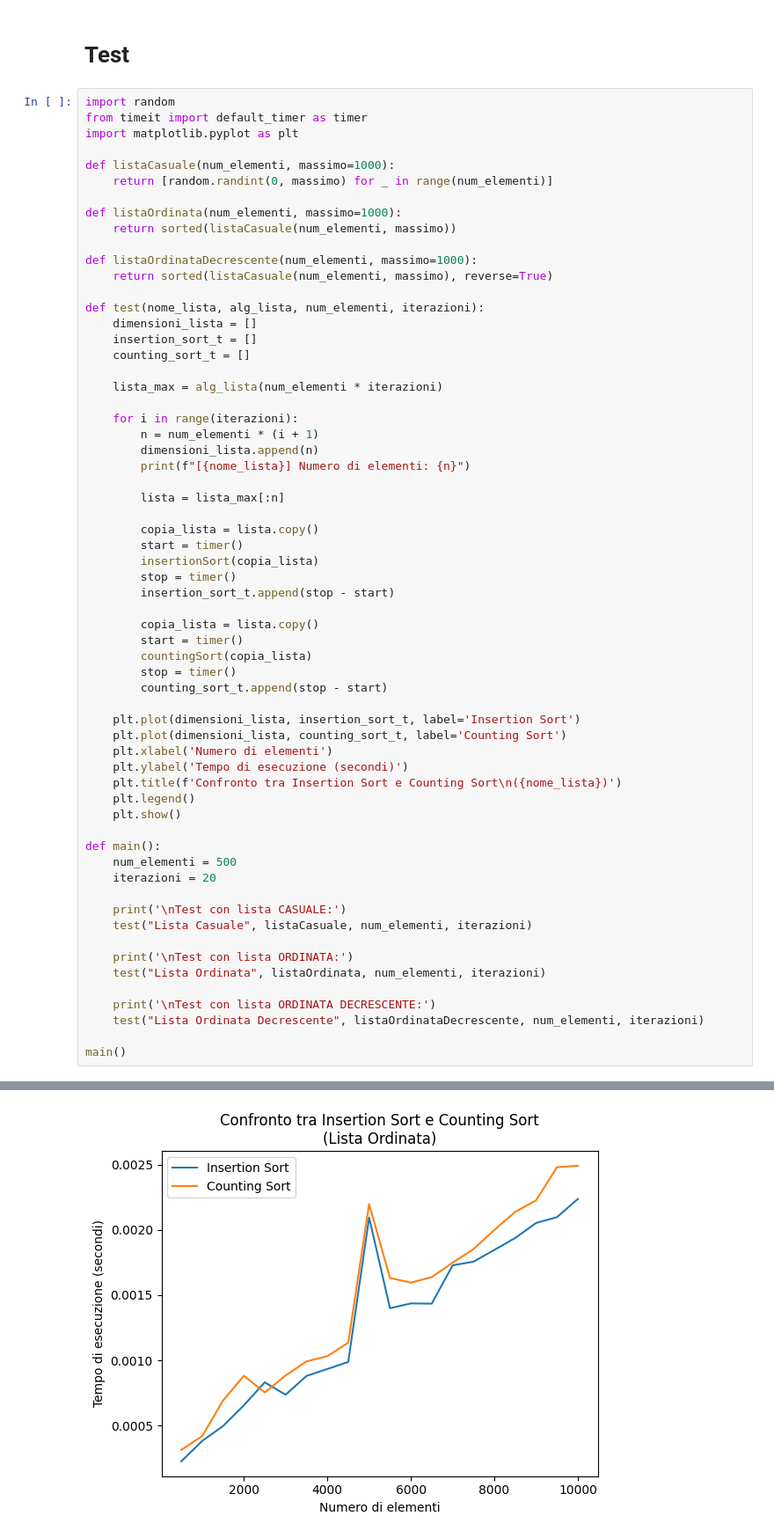
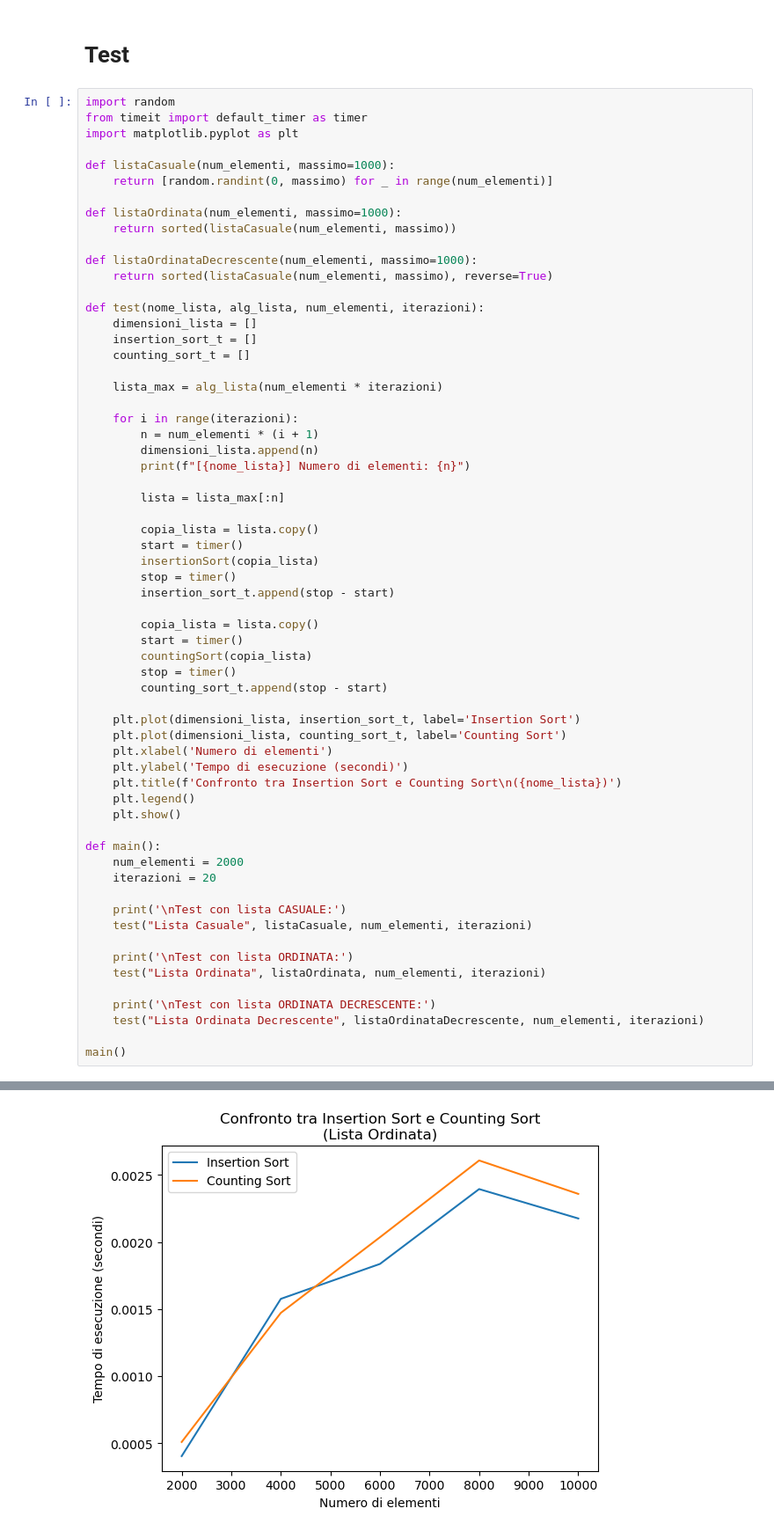
Before and after one commit to SansaviniFilippo/InsertionSort_VS_CountingSort, a Jupyter notebook: InsertionSortVSCountingSort.ipynb, the cells around one changed output, grey strips where cells are left out. Shown at 88% size. Drawn from its saved outputs; the diff is of its cells as text.

```diff
--- a/InsertionSortVSCountingSort.ipynb
+++ b/InsertionSortVSCountingSort.ipynb
@@ -109,7 +111,7 @@ def test(nome_lista, alg_lista, num_elementi, iterazioni):
     plt.show()
 
 def main():
-    num_elementi = 500
+    num_elementi = 2000
     iterazioni = 20
 
     print('\nTest con lista CASUALE:')
@@ -160,3 +140,3 @@ Test con lista ORDINATA:
 [Lista Ordinata] Numero di elementi: 10000
-[figure, old version]
+[figure, new version]
 Test con lista ORDINATA DECRESCENTE:
```
Also changed, not shown: parts of 4 cells of this notebook.
